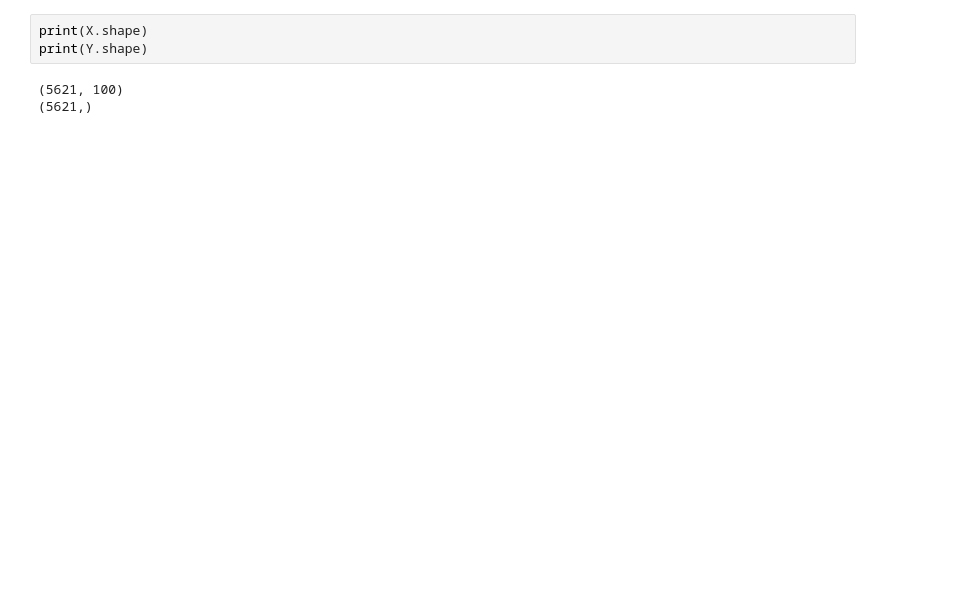
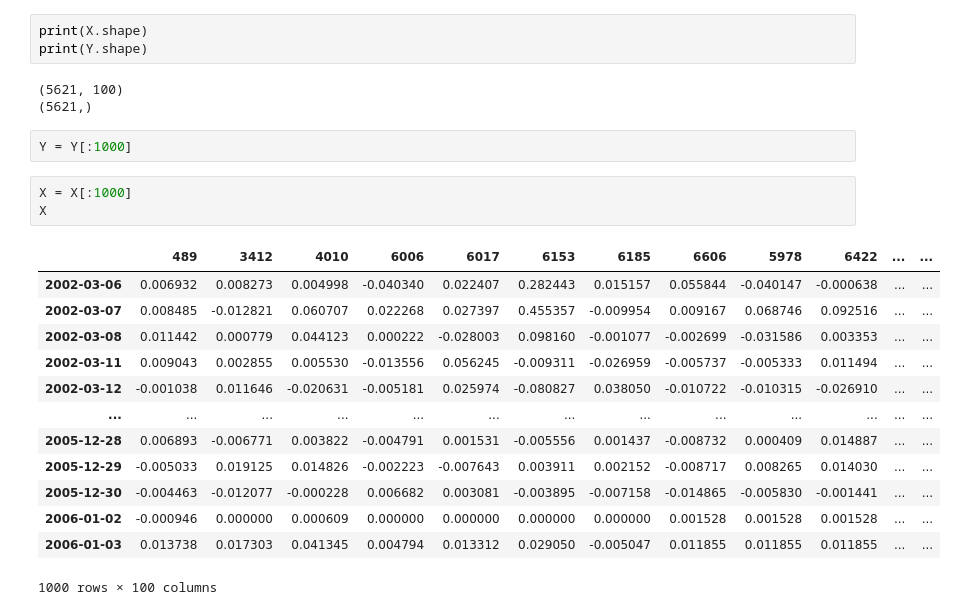
Before and after one commit to alexander-schaller/financial-machine-learning-projects-group2, a Jupyter notebook: Autoencoder.ipynb, the cells around one changed output. Drawn from its saved outputs; the diff is of its cells as text; blank space fills up the shorter version.

```diff
--- a/Autoencoder.ipynb
+++ b/Autoencoder.ipynb
@@ -251,3 +256,22 @@ print(Y.shape)
 # %% [output]
 (5621, 100)
 (5621,)
+# %%
+Y = Y[:1000]
+# %%
+X = X[:1000]
+X
+# %% [output]
+|  | 489 | 3412 | 4010 | 6006 | 6017 | 6153 | 6185 | 6606 | 5978 | 6422 | ... | ... |
+| 2002-03-06 | 0.006932 | 0.008273 | 0.004998 | -0.040340 | 0.022407 | 0.282443 | 0.015157 | 0.055844 | -0.040147 | -0.000638 | ... | ... |
+| 2002-03-07 | 0.008485 | -0.012821 | 0.060707 | 0.022268 | 0.027397 | 0.455357 | -0.009954 | 0.009167 | 0.068746 | 0.092516 | ... | ... |
+| 2002-03-08 | 0.011442 | 0.000779 | 0.044123 | 0.000222 | -0.028003 | 0.098160 | -0.001077 | -0.002699 | -0.031586 | 0.003353 | ... | ... |
+| 2002-03-11 | 0.009043 | 0.002855 | 0.005530 | -0.013556 | 0.056245 | -0.009311 | -0.026959 | -0.005737 | -0.005333 | 0.011494 | ... | ... |
+| 2002-03-12 | -0.001038 | 0.011646 | -0.020631 | -0.005181 | 0.025974 | -0.080827 | 0.038050 | -0.010722 | -0.010315 | -0.026910 | ... | ... |
+| ... | ... | ... | ... | ... | ... | ... | ... | ... | ... | ... | ... | ... |
+| 2005-12-28 | 0.006893 | -0.006771 | 0.003822 | -0.004791 | 0.001531 | -0.005556 | 0.001437 | -0.008732 | 0.000409 | 0.014887 | ... | ... |
+| 2005-12-29 | -0.005033 | 0.019125 | 0.014826 | -0.002223 | -0.007643 | 0.003911 | 0.002152 | -0.008717 | 0.008265 | 0.014030 | ... | ... |
+| 2005-12-30 | -0.004463 | -0.012077 | -0.000228 | 0.006682 | 0.003081 | -0.003895 | -0.007158 | -0.014865 | -0.005830 | -0.001441 | ... | ... |
+| 2006-01-02 | -0.000946 | 0.000000 | 0.000609 | 0.000000 | 0.000000 | 0.000000 | 0.000000 | 0.001528 | 0.001528 | 0.001528 | ... | ... |
+| 2006-01-03 | 0.013738 | 0.017303 | 0.041345 | 0.004794 | 0.013312 | 0.029050 | -0.005047 | 0.011855 | 0.011855 | 0.011855 | ... | ... |
+1000 rows × 100 columns
```
Also changed, not shown: parts of 23 cells of this notebook.
